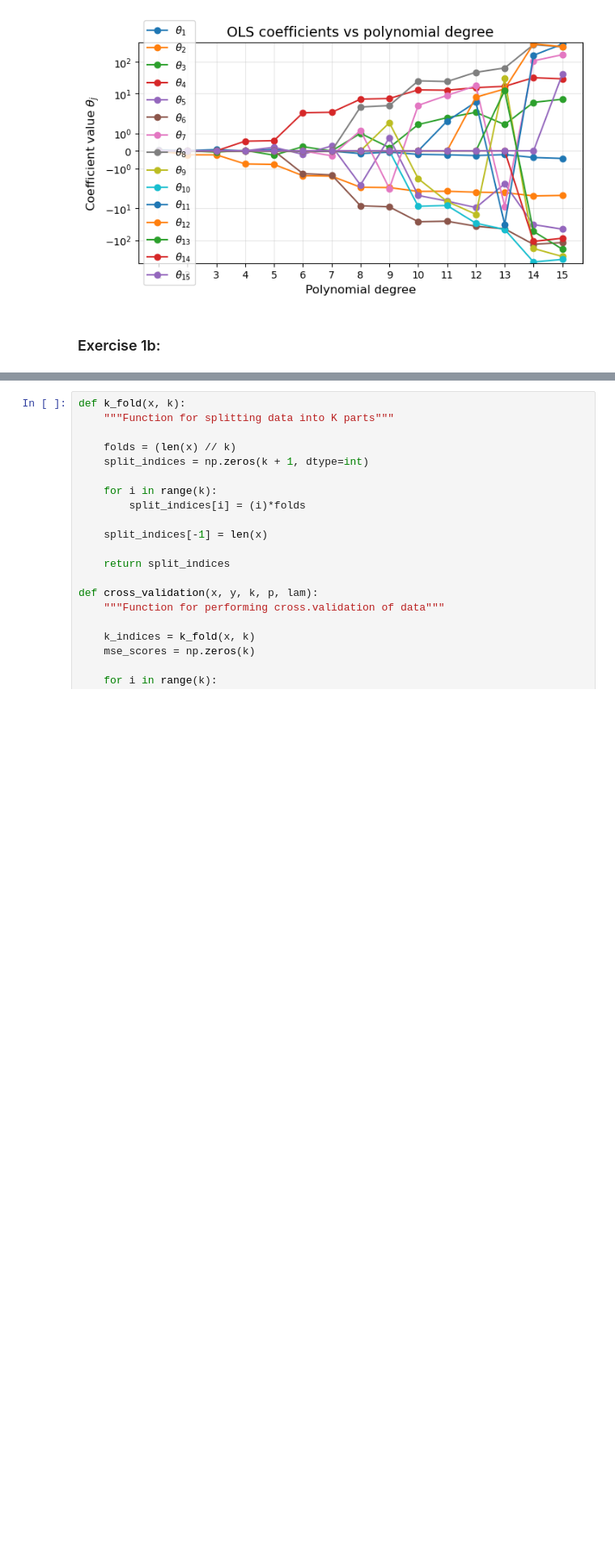
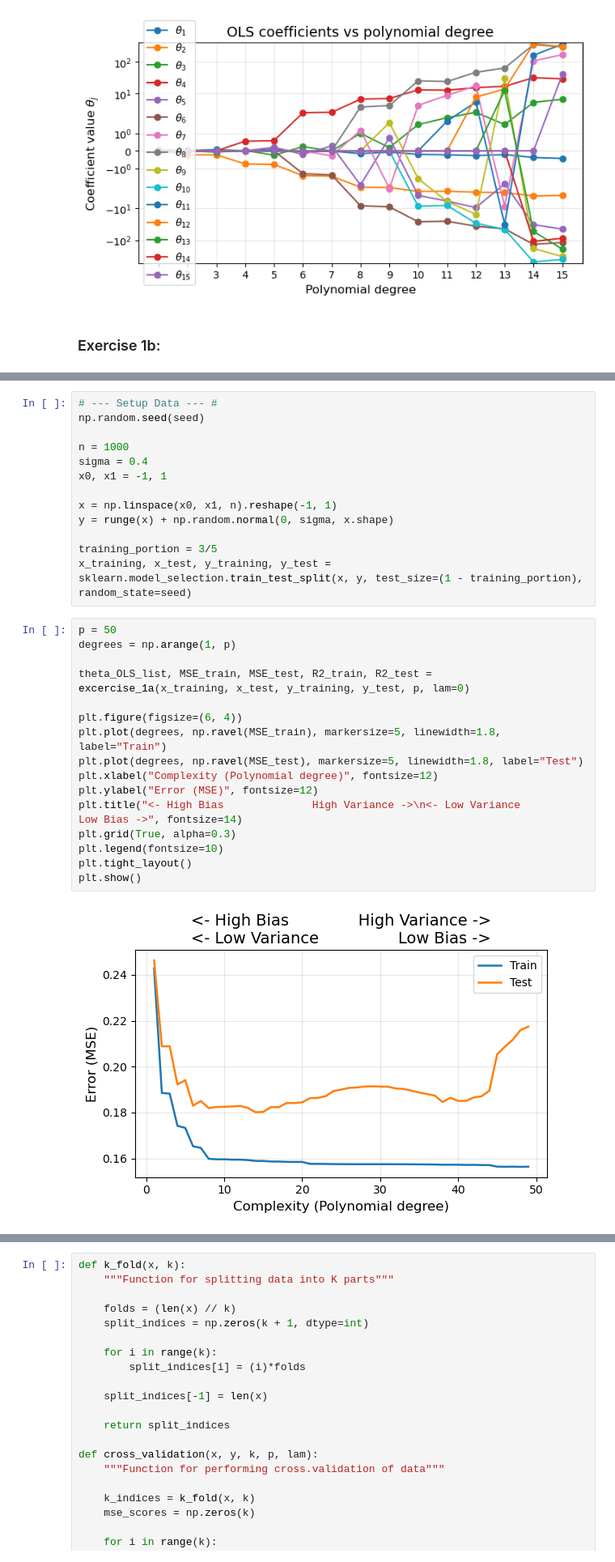
Before and after one commit to AbdulTorkerull/FYS-STK4155-Project-1, a Jupyter notebook: FYS-STK4155_Project.ipynb, the cells around one changed output, grey strips where cells are left out. Shown at 81% size. Drawn from its saved outputs; the diff is of its cells as text; blank space fills up the shorter version.

```diff
--- a/FYS-STK4155_Project.ipynb
+++ b/FYS-STK4155_Project.ipynb
@@ -311,0 +360,31 @@ excercise_1b_plot2(theta_OLS_list_b, p, lambdas)
+# %%
+# --- Setup Data --- #
+np.random.seed(seed)
+
+n = 1000
+sigma = 0.4
+x0, x1 = -1, 1
+
+x = np.linspace(x0, x1, n).reshape(-1, 1)
+y = runge(x) + np.random.normal(0, sigma, x.shape)
+
+training_portion = 3/5
+x_training, x_test, y_training, y_test = sklearn.model_selection.train_test_split(x, y, test_size=(1 - training_portion), random_state=seed)
+# %%
+p = 50
+degrees = np.arange(1, p)
+
+theta_OLS_list, MSE_train, MSE_test, R2_train, R2_test = excercise_1a(x_training, x_test, y_training, y_test, p, lam=0)
+
+plt.figure(figsize=(6, 4))
+plt.plot(degrees, np.ravel(MSE_train), markersize=5, linewidth=1.8, label="Train")
+plt.plot(degrees, np.ravel(MSE_test), markersize=5, linewidth=1.8, label="Test")
+plt.xlabel("Complexity (Polynomial degree)", fontsize=12)
+plt.ylabel("Error (MSE)", fontsize=12)
+plt.title("<- High Bias              High Variance ->\n<- Low Variance                Low Bias ->", fontsize=14)
+plt.grid(True, alpha=0.3)
+plt.legend(fontsize=10)
+plt.tight_layout()
+plt.show()
+# %% [output]
+[figure, added]
```
Also changed, not shown: parts of 13 cells of this notebook.
